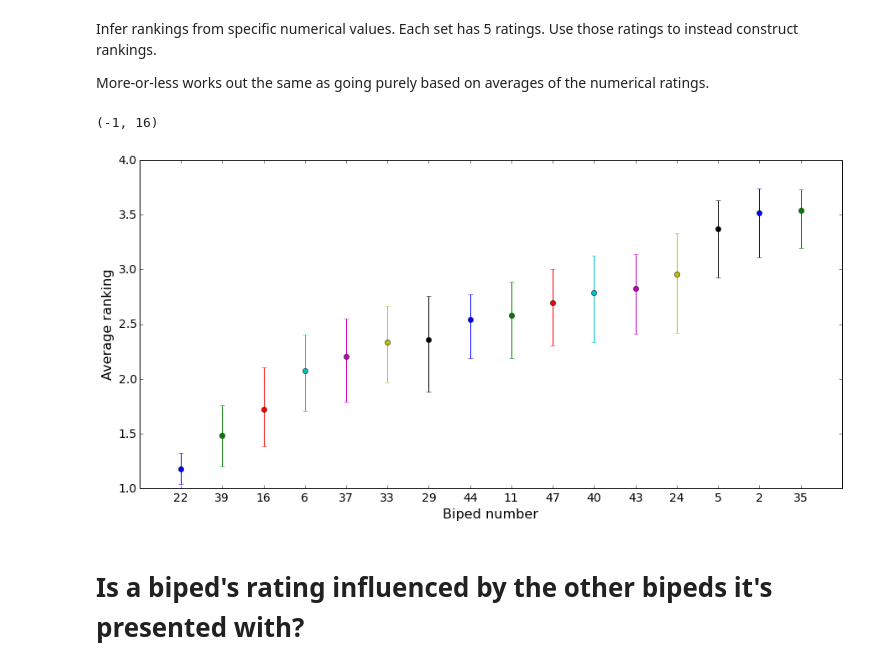
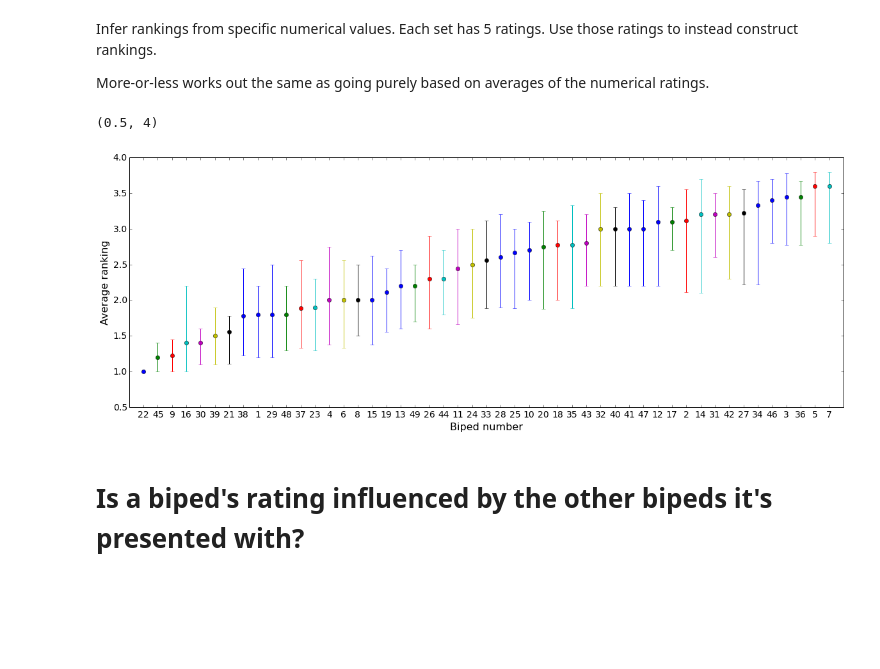
Before and after one commit to rhiever/AMT-biped-analysis, a Jupyter notebook: Biped AMT ratings.ipynb, the cells around one changed output. Saved outputs shown, nothing was run; the diff lists cells and outputs as text; code cells hidden in the pictures; blank space fills up the shorter version.

```diff
--- a/Biped AMT ratings.ipynb
+++ b/Biped AMT ratings.ipynb
@@ -7,7 +7,7 @@ Populating the interactive namespace from numpy and matplotlib
 # %%
 from pandas import read_csv
 
-biped_ratings = read_csv("biped-amt-ratings-training.csv", na_values=[""]).dropna()
+biped_ratings = read_csv("biped-amt-ratings-training-whole.csv", na_values=[""]).dropna()
 
 # only keep the rating if the user correctly identified the dummy biped
 biped_ratings = biped_ratings[biped_ratings["amt_user_red"] == biped_ratings["actual_red"]]
@@ -119,30 +119,34 @@ for i, group in biped_ratings.groupby("amt_rating_set"):
 
 for biped in biped_rankings.keys():
     biped_avg_rankings[biped] = mean(biped_rankings[biped])
+
+# bootstrap.ci is acting weird when 22 has all 1's
+biped_rankings[22][0] = 1.000001
 # %%
 import scikits.bootstrap as bootstrap
 import scipy
 
 biped_nums = []
 
-figure(figsize=(15, 7))
+figure(figsize=(20, 7))
 
 for i, biped in enumerate(sorted(biped_avg_rankings, key=biped_avg_rankings.get)):
     biped_nums.append(biped)
     conf_int = bootstrap.ci(data=biped_rankings[biped], statfunction=scipy.mean)
     errorbar(x=[i], y=[biped_avg_rankings[biped]],
              yerr=[[biped_avg_rankings[biped] - conf_int[0]],
                    [conf_int[1] - biped_avg_rankings[biped]]],
              fmt="o")
 
 xticks(range(len(biped_nums)), biped_nums, fontsize=14)
 yticks(fontsize=14)
 xlabel("Biped number", fontsize=16)
 ylabel("Average ranking", fontsize=16)
-xlim(-1, 16)
+xlim(-1, 49)
+ylim(0.5, 4)
 # %% [output]
-(-1, 16)
+(0.5, 4)
-[figure, old version]
+[figure, new version]
 # %% [markdown]
 # Is a biped's rating influenced by the other bipeds it's presented with?
 # %% [markdown]
```
Also changed, not shown: parts of 11 cells of this notebook, 1 other file.
